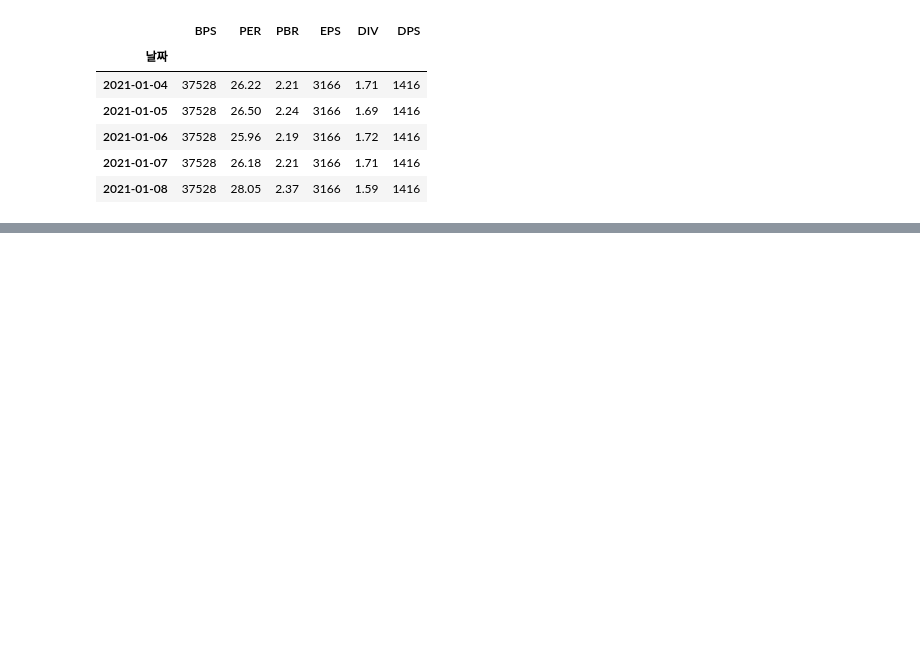
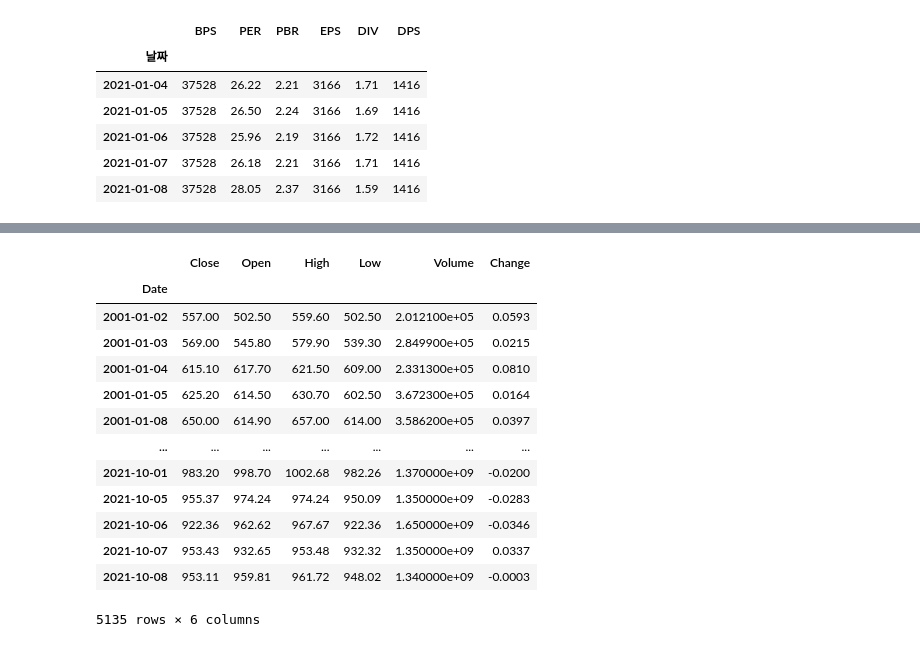
Before and after one commit to sharebook-kr/book-pandas-for-finance, a Jupyter notebook: ch09/09.ipynb, the cells around one changed output, grey strips where cells are left out. Saved outputs shown, nothing was run; the diff lists cells and outputs as text; code cells hidden in the pictures; blank space fills up the shorter version.

```diff
--- a/ch09/09.ipynb
+++ b/ch09/09.ipynb
@@ -182,0 +260,17 @@ df.head()
+# %%
+kosdaq
+# %% [output]
+|  | Close | Open | High | Low | Volume | Change |
+| Date |  |  |  |  |  |  |
+| 2001-01-02 | 557.00 | 502.50 | 559.60 | 502.50 | 2.012100e+05 | 0.0593 |
+| 2001-01-03 | 569.00 | 545.80 | 579.90 | 539.30 | 2.849900e+05 | 0.0215 |
+| 2001-01-04 | 615.10 | 617.70 | 621.50 | 609.00 | 2.331300e+05 | 0.0810 |
+| 2001-01-05 | 625.20 | 614.50 | 630.70 | 602.50 | 3.672300e+05 | 0.0164 |
+| 2001-01-08 | 650.00 | 614.90 | 657.00 | 614.00 | 3.586200e+05 | 0.0397 |
+| ... | ... | ... | ... | ... | ... | ... |
+| 2021-10-01 | 983.20 | 998.70 | 1002.68 | 982.26 | 1.370000e+09 | -0.0200 |
+| 2021-10-05 | 955.37 | 974.24 | 974.24 | 950.09 | 1.350000e+09 | -0.0283 |
+| 2021-10-06 | 922.36 | 962.62 | 967.67 | 922.36 | 1.650000e+09 | -0.0346 |
+| 2021-10-07 | 953.43 | 932.65 | 953.48 | 932.32 | 1.350000e+09 | 0.0337 |
+| 2021-10-08 | 953.11 | 959.81 | 961.72 | 948.02 | 1.340000e+09 | -0.0003 |
+5135 rows × 6 columns
```
Also changed, not shown: parts of 6 cells of this notebook, 4 other files.
